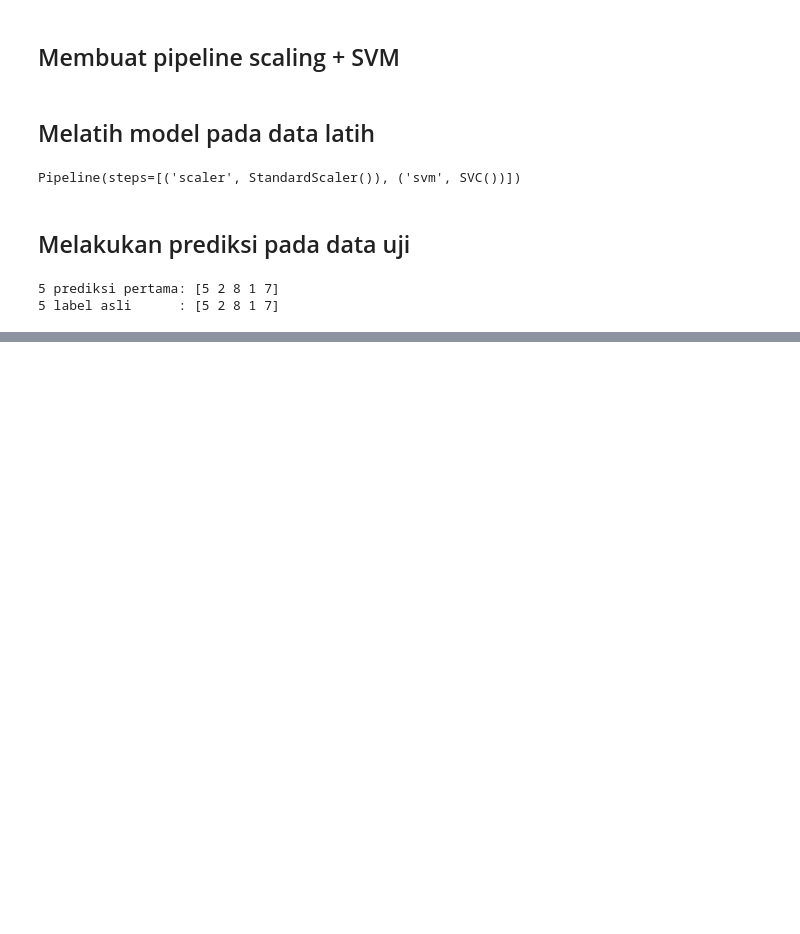
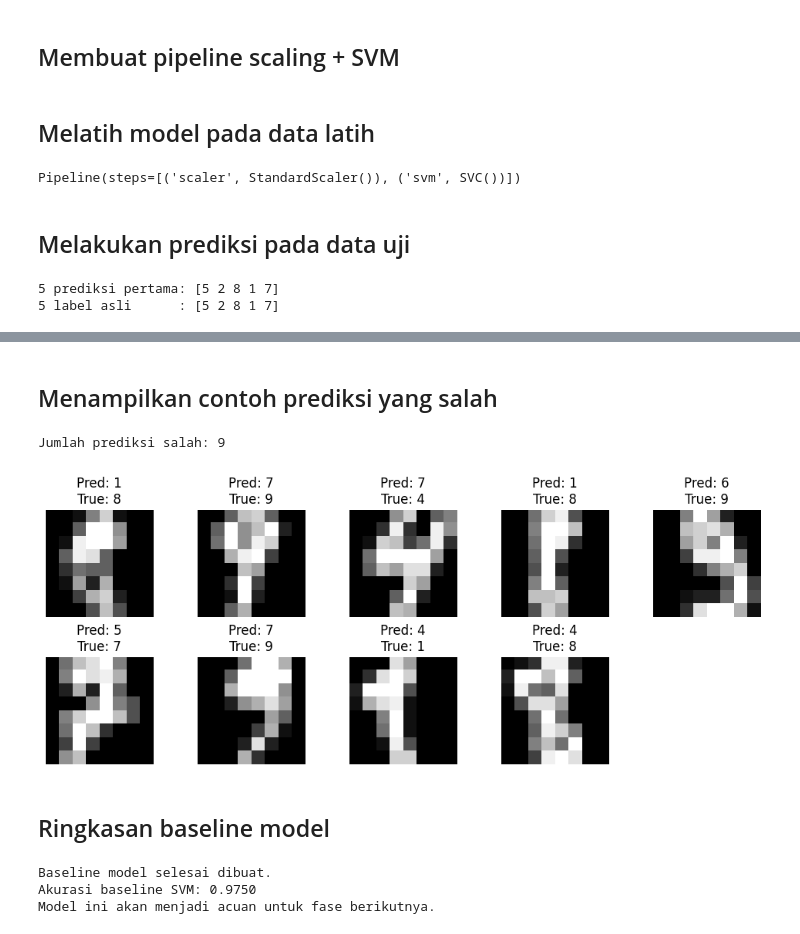
Before and after one commit to r021n/simple-machine-learing, a Jupyter notebook: Handwritten_Digit_Classification_(MNIST).ipynb, the cells around one changed output, grey strips where cells are left out. Drawn from its saved outputs; the diff is of its cells as text; code cells hidden in the pictures; blank space fills up the shorter version.

```diff
--- a/Handwritten_Digit_Classification_(MNIST).ipynb
+++ b/Handwritten_Digit_Classification_(MNIST).ipynb
@@ -309,0 +370,30 @@ print("5 label asli      :", y_test[:5])
+# %% [markdown]
+## Menampilkan contoh prediksi yang salah
+# %%
+wrong_indices = np.where(y_pred != y_test)[0]
+
+print("Jumlah prediksi salah:", len(wrong_indices))
+
+plt.figure(figsize=(10, 4))
+
+for i, idx in enumerate(wrong_indices[:10]):
+  plt.subplot(2, 5, i + 1)
+  plt.imshow(X_test[idx].reshape(8, 8), cmap='gray')
+  plt.title(f"Pred: {y_pred[idx]}\nTrue: {y_test[idx]}")
+  plt.axis("off")
+
+plt.tight_layout()
+plt.show()
+# %% [output]
+Jumlah prediksi salah: 9
+[figure, added]
+# %% [markdown]
+## Ringkasan baseline model
+# %%
+print("Baseline model selesai dibuat.")
+print(f"Akurasi baseline SVM: {accuracy:.4f}")
+print("Model ini akan menjadi acuan untuk fase berikutnya.")
+# %% [output]
+Baseline model selesai dibuat.
+Akurasi baseline SVM: 0.9750
+Model ini akan menjadi acuan untuk fase berikutnya.
```
Also changed, not shown: parts of 8 cells of this notebook.
